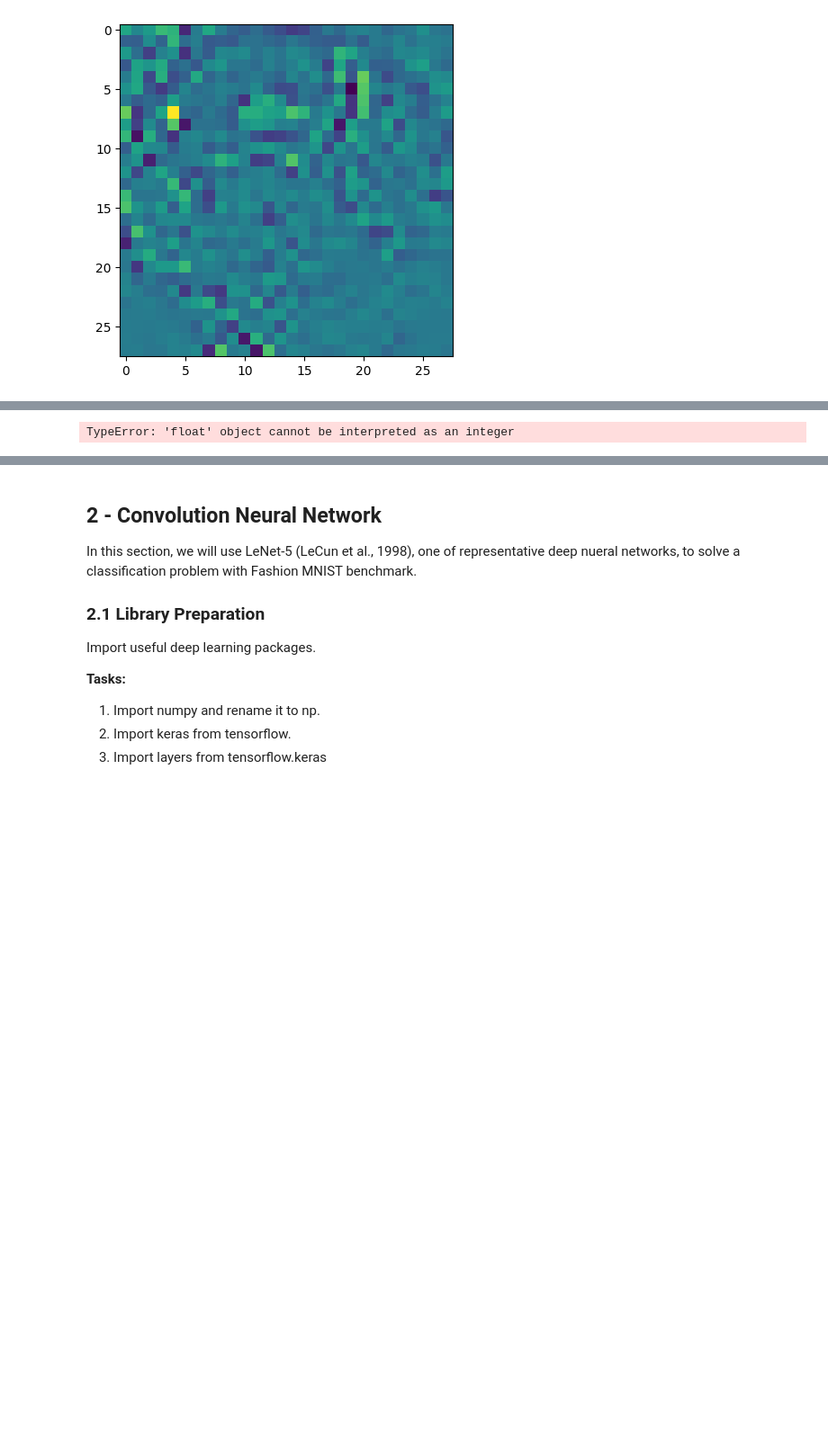
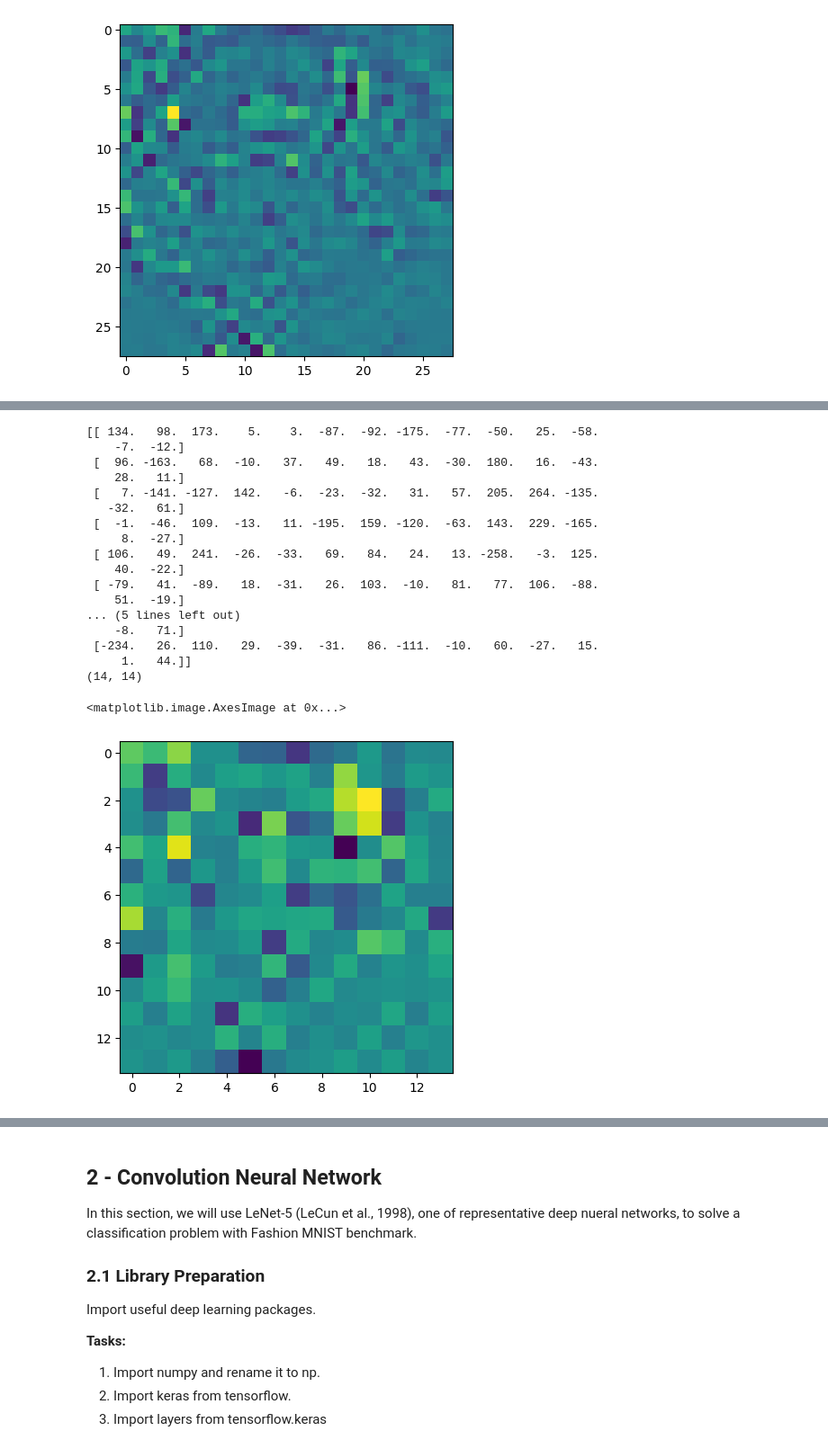
Before and after one commit to david-ryder/AI-Homework-3, a Jupyter notebook: Homework_03.ipynb, the cells around one changed output, grey strips where cells are left out. Shown at 90% size. Cells and saved outputs as stored; diff of their text form; code cells hidden in the pictures; blank space fills up the shorter version.

```diff
--- a/Homework_03.ipynb
+++ b/Homework_03.ipynb
@@ -204,36 +204,54 @@ def convolve_n(img: np.array, kernel: np.array, n) -> np.array:
     tgt_size = calculate_target_size(
         img_size=img.shape[0],
         kernel_size=kernel.shape[0]
     )
     # To simplify things
     k = kernel.shape[0]
 
     # 2D array of zeros
-    convolved_img = np.zeros(shape=(tgt_size, tgt_size))
+    convolved_img = np.zeros(shape=(tgt_size // n, tgt_size // n))
 
     # Iterate over the rows
     for i in range(0, tgt_size, n):
         # Iterate over the columns
         for j in range(0, tgt_size, n):
             # img[i, j] = individual pixel value
             # Get the current matrix
             mat = img[i:i+k, j:j+k]
 
             # Apply the convolution - element-wise multiplication and summation of the result
             # Store the result to i-th row and j-th column of our convolved_img array
-            convolved_img[i, j] = np.sum(np.multiply(mat, kernel))
+            convolved_img[i // n, j // n] = np.sum(np.multiply(mat, kernel))
 
     return convolved_img
 
 img_convolved2 = convolve_n(img=np.array(img_matrix), kernel=l_filter, n=2)
 
 print(img_convolved2[:10])
 
 print(img_convolved2.shape)
 
 plt.imshow(img_convolved2)
 # %% [output]
-TypeError: 'float' object cannot be interpreted as an integer
+[[ 134.   98.  173.    5.    3.  -87.  -92. -175.  -77.  -50.   25.  -58.
+    -7.  -12.]
+ [  96. -163.   68.  -10.   37.   49.   18.   43.  -30.  180.   16.  -43.
+    28.   11.]
+ [   7. -141. -127.  142.   -6.  -23.  -32.   31.   57.  205.  264. -135.
+   -32.   61.]
+ [  -1.  -46.  109.  -13.   11. -195.  159. -120.  -63.  143.  229. -165.
+     8.  -27.]
+ [ 106.   49.  241.  -26.  -33.   69.   84.   24.   13. -258.   -3.  125.
+    40.  -22.]
+ [ -79.   41.  -89.   18.  -31.   26.  103.  -10.   81.   77.  106.  -88.
+    51.  -19.]
+... (5 lines left out)
+    -8.   71.]
+ [-234.   26.  110.   29.  -39.  -31.   86. -111.  -10.   60.  -27.   15.
+     1.   44.]]
+(14, 14)
+<matplotlib.image.AxesImage at 0x...>
+[figure, added]
 # %% [markdown]
 ### 1.4 Implementation of MaxPooling
 
```
Also changed, not shown: parts of 1 cell of this notebook, 4 other files.
